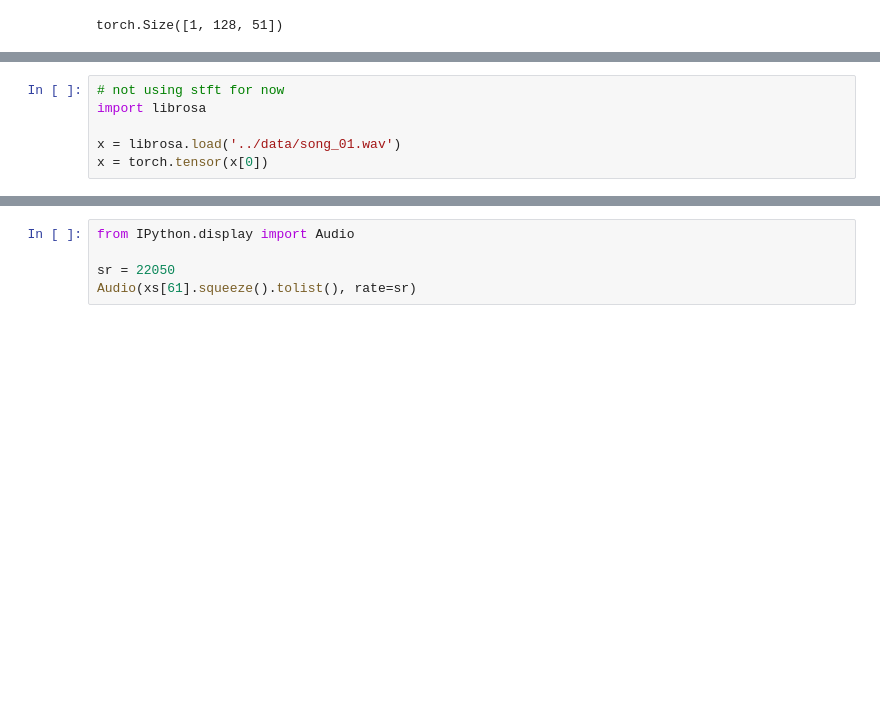
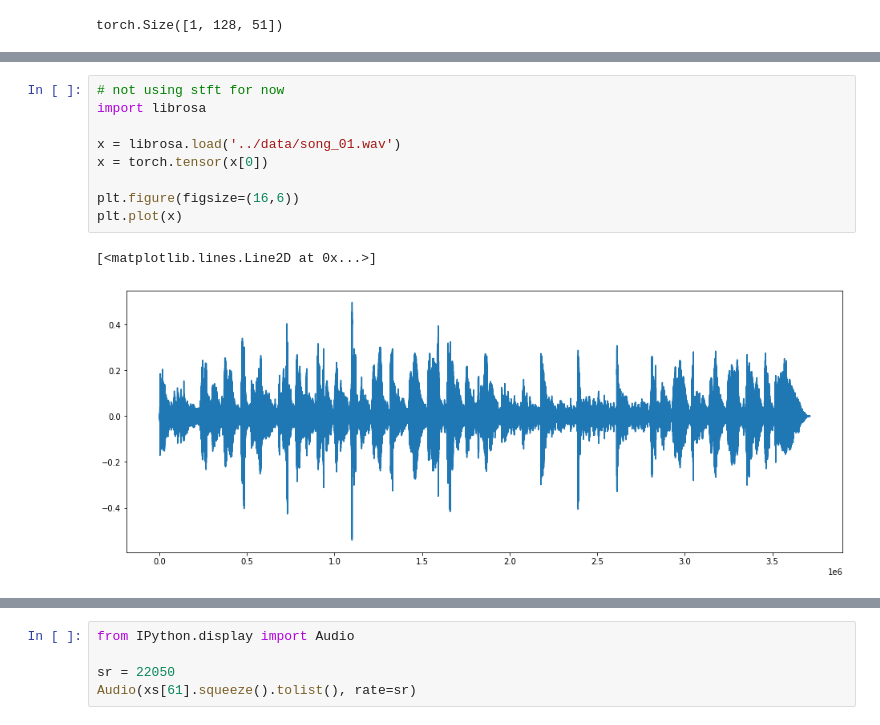
Before and after one commit to pvwoods/elko, a Jupyter notebook: notebooks/soundstream.ipynb, the cells around one changed output, grey strips where cells are left out. Drawn from its saved outputs; the diff is of its cells as text; blank space fills up the shorter version.

```diff
--- a/notebooks/soundstream.ipynb
+++ b/notebooks/soundstream.ipynb
@@ -245,9 +245,15 @@ x.shape, out.shape, embs.shape, codes, q_loss
 # %%
 # not using stft for now
 import librosa
 
 x = librosa.load('../data/song_01.wav')
 x = torch.tensor(x[0])
+
+plt.figure(figsize=(16,6))
+plt.plot(x)
+# %% [output]
+[<matplotlib.lines.Line2D at 0x...>]
+[figure, added]
 # %%
 sample_size = 21768
 cutoff = x.shape[0] - (x.shape[0] % sample_size)
```
Also changed, not shown: parts of 5 cells of this notebook.
